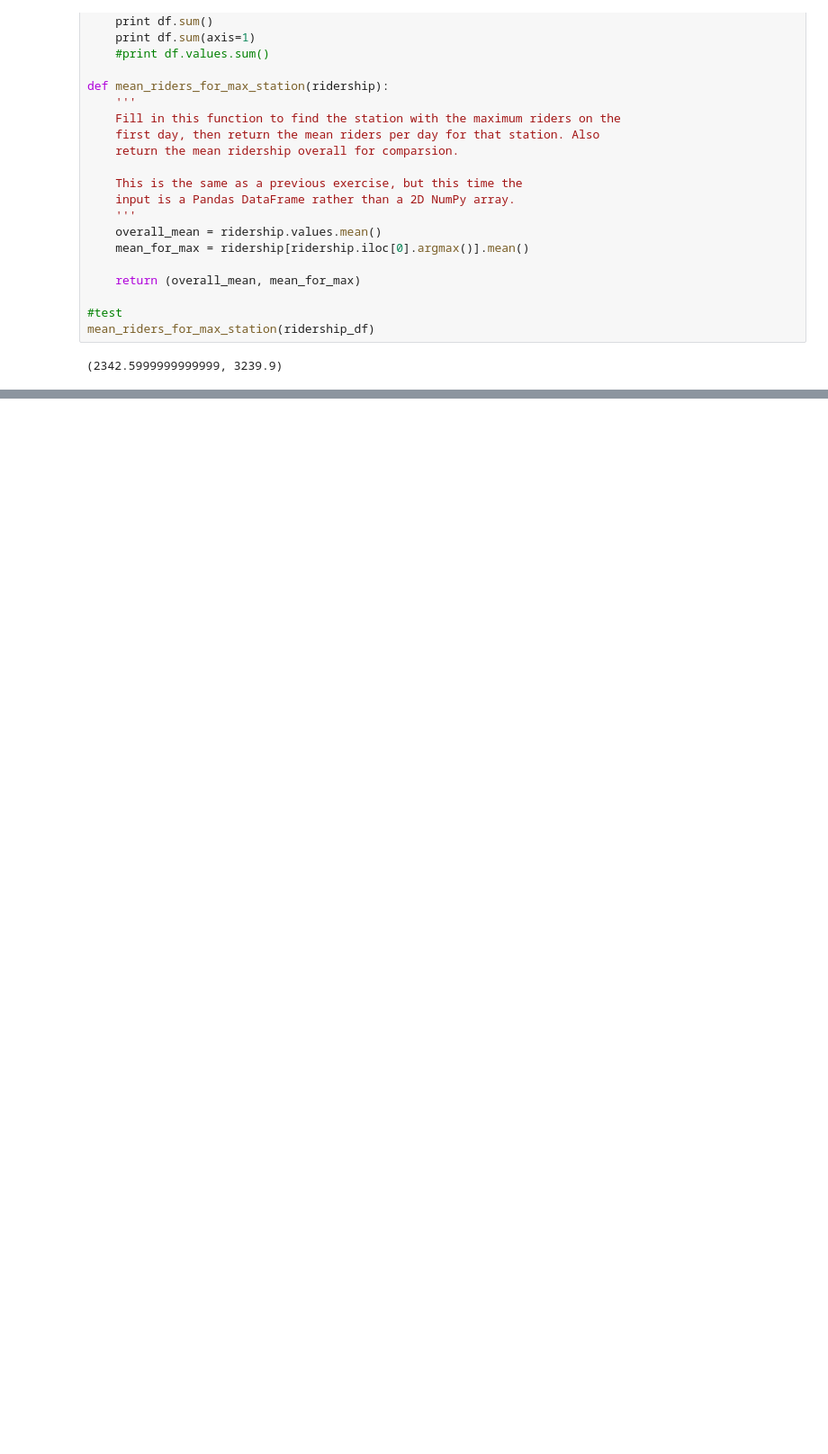
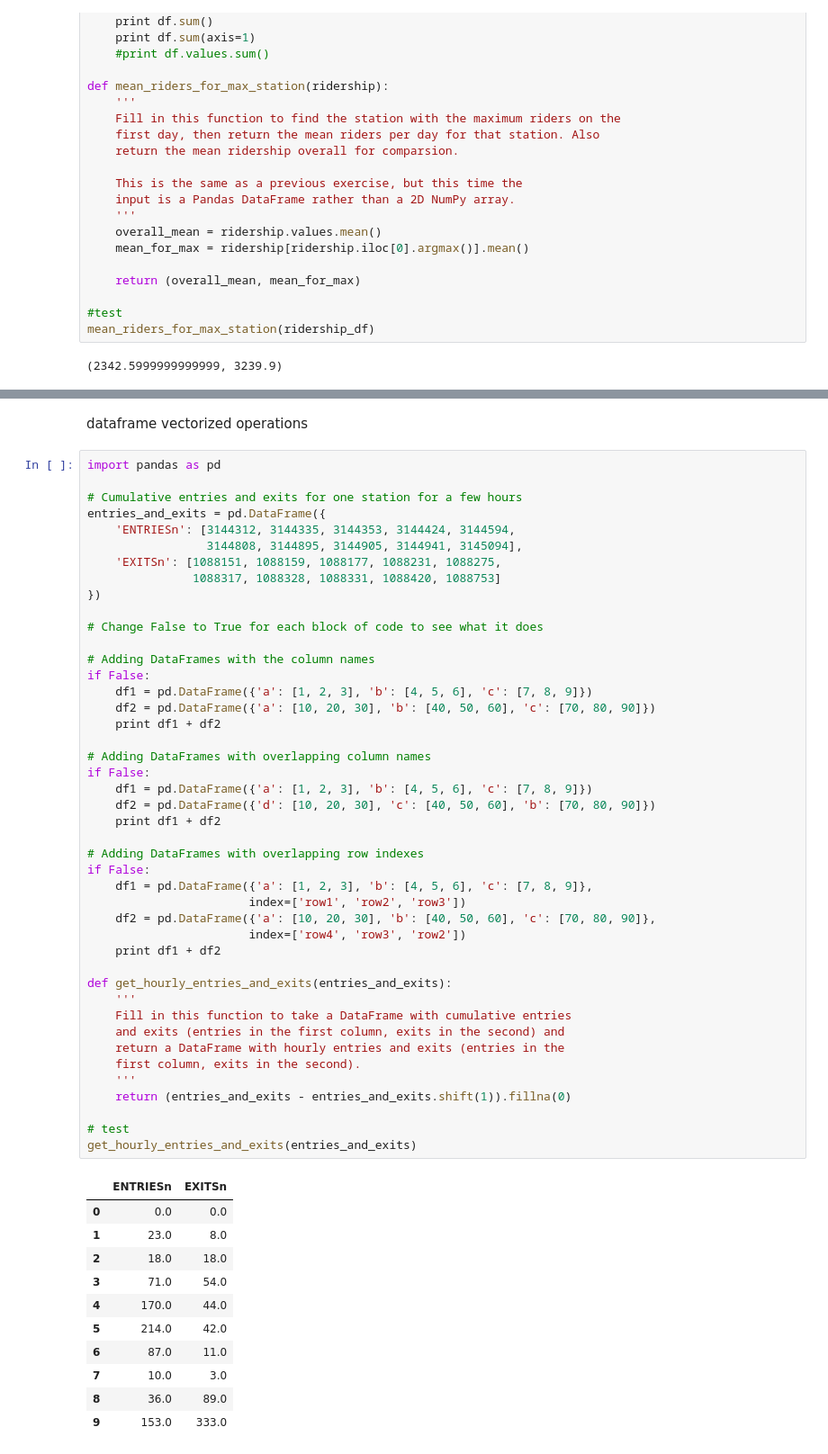
Before and after one commit to aryabchi/pynb, a Jupyter notebook: IntroDA.ipynb, the cells around one changed output, grey strips where cells are left out. Shown: that part at 90% size. Cells and saved outputs as stored; diff of their text form; blank space fills up the shorter version.

```diff
--- a/IntroDA.ipynb
+++ b/IntroDA.ipynb
@@ -806,0 +844,58 @@ mean_riders_for_max_station(ridership_df)
+# %% [markdown]
+dataframe vectorized operations
+# %%
+import pandas as pd
+
+# Cumulative entries and exits for one station for a few hours
+entries_and_exits = pd.DataFrame({
+    'ENTRIESn': [3144312, 3144335, 3144353, 3144424, 3144594,
+                 3144808, 3144895, 3144905, 3144941, 3145094],
+    'EXITSn': [1088151, 1088159, 1088177, 1088231, 1088275,
+               1088317, 1088328, 1088331, 1088420, 1088753]
+})
+
+# Change False to True for each block of code to see what it does
+
+# Adding DataFrames with the column names
+if False:
+    df1 = pd.DataFrame({'a': [1, 2, 3], 'b': [4, 5, 6], 'c': [7, 8, 9]})
+    df2 = pd.DataFrame({'a': [10, 20, 30], 'b': [40, 50, 60], 'c': [70, 80, 90]})
+    print df1 + df2
+
+# Adding DataFrames with overlapping column names
+if False:
+    df1 = pd.DataFrame({'a': [1, 2, 3], 'b': [4, 5, 6], 'c': [7, 8, 9]})
+    df2 = pd.DataFrame({'d': [10, 20, 30], 'c': [40, 50, 60], 'b': [70, 80, 90]})
+    print df1 + df2
+
+# Adding DataFrames with overlapping row indexes
+if False:
+    df1 = pd.DataFrame({'a': [1, 2, 3], 'b': [4, 5, 6], 'c': [7, 8, 9]},
+                       index=['row1', 'row2', 'row3'])
+    df2 = pd.DataFrame({'a': [10, 20, 30], 'b': [40, 50, 60], 'c': [70, 80, 90]},
+                       index=['row4', 'row3', 'row2'])
+    print df1 + df2
+
+def get_hourly_entries_and_exits(entries_and_exits):
+    '''
+    Fill in this function to take a DataFrame with cumulative entries
+    and exits (entries in the first column, exits in the second) and
+    return a DataFrame with hourly entries and exits (entries in the
+    first column, exits in the second).
+    '''
+    return (entries_and_exits - entries_and_exits.shift(1)).fillna(0)
+
+# test
+get_hourly_entries_and_exits(entries_and_exits)
+# %% [output]
+|  | ENTRIESn | EXITSn |
+| 0 | 0.0 | 0.0 |
+| 1 | 23.0 | 8.0 |
+| 2 | 18.0 | 18.0 |
+| 3 | 71.0 | 54.0 |
+| 4 | 170.0 | 44.0 |
+| 5 | 214.0 | 42.0 |
+| 6 | 87.0 | 11.0 |
+| 7 | 10.0 | 3.0 |
+| 8 | 36.0 | 89.0 |
+| 9 | 153.0 | 333.0 |
```
Also changed, not shown: parts of 15 cells of this notebook.
